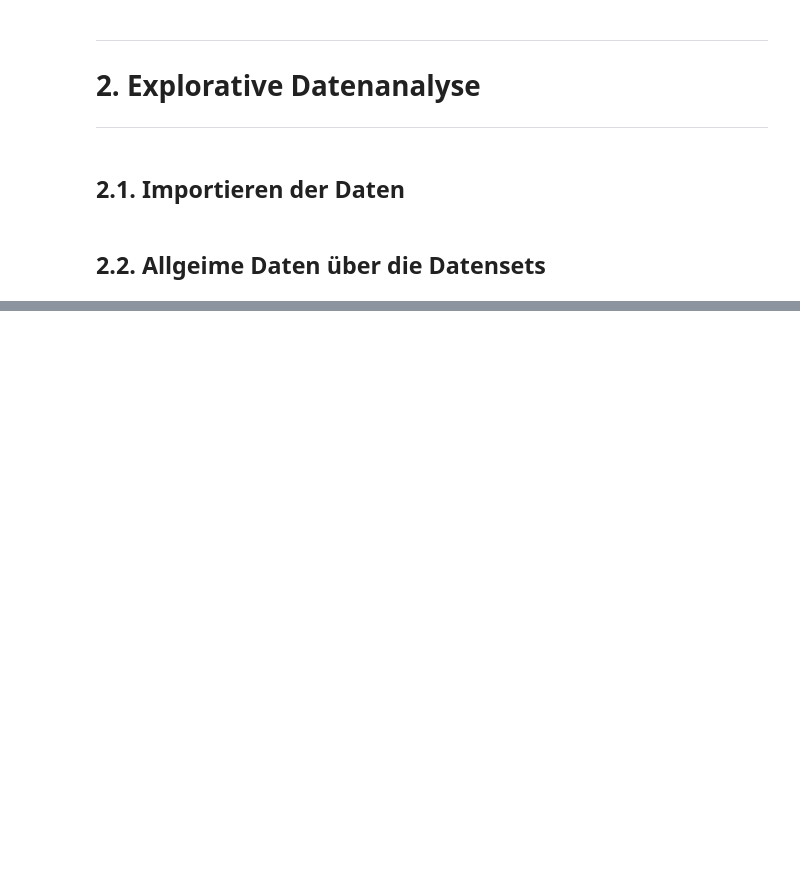
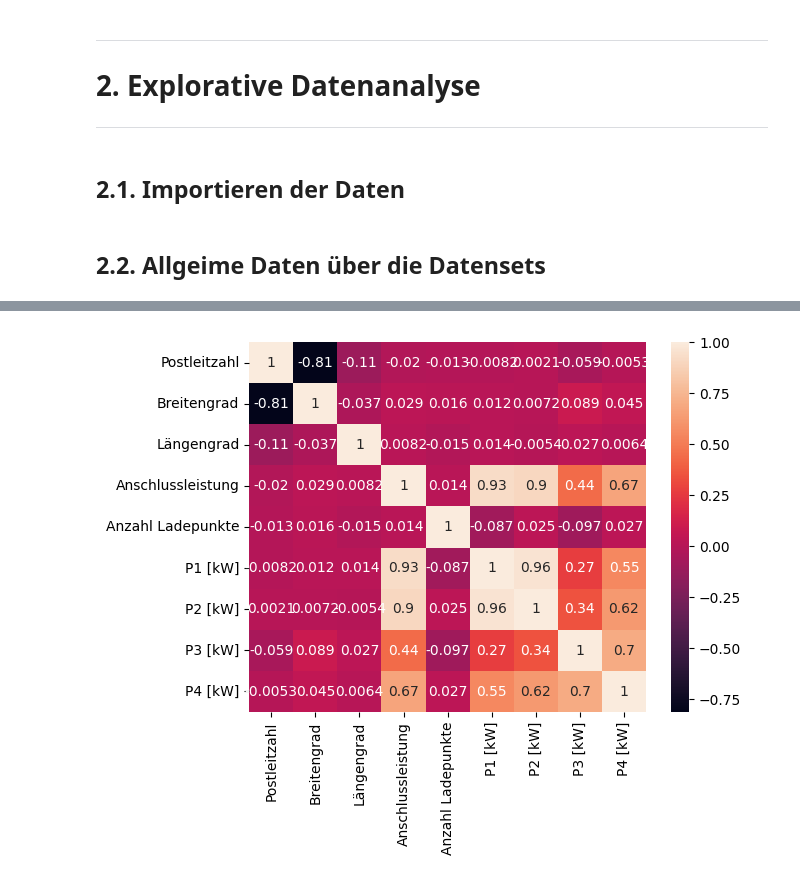
Before and after one commit to BT-Zarrok/KFW, a Jupyter notebook: KFW.ipynb, the cells around one changed output, grey strips where cells are left out. Saved outputs shown, nothing was run; the diff lists cells and outputs as text; code cells hidden in the pictures; blank space fills up the shorter version.

```diff
--- a/KFW.ipynb
+++ b/KFW.ipynb
@@ -480,0 +410,5 @@ plt.show()
+# %%
+corr_matrix = df.corr(method = 'pearson')
+sns.heatmap(corr_matrix, annot=True)
+plt.show()
+# %% [output]
@@ -481,3 +416,4 @@ plt.show()
+[figure, added]
 # %%
 df['Inbetriebnahmedatum'] = pd.to_datetime(df['Inbetriebnahmedatum'], format='%d.%m.%Y')# Drop all rows with NaN.
 # df = df.dropna(axis=0)
```
Also changed, not shown: parts of 7 cells of this notebook.
